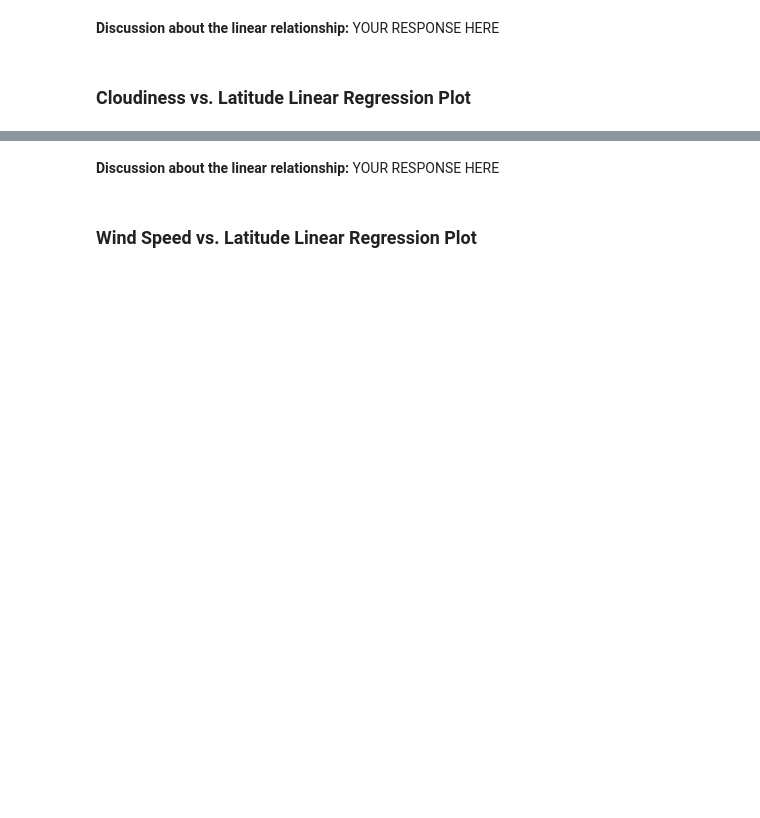
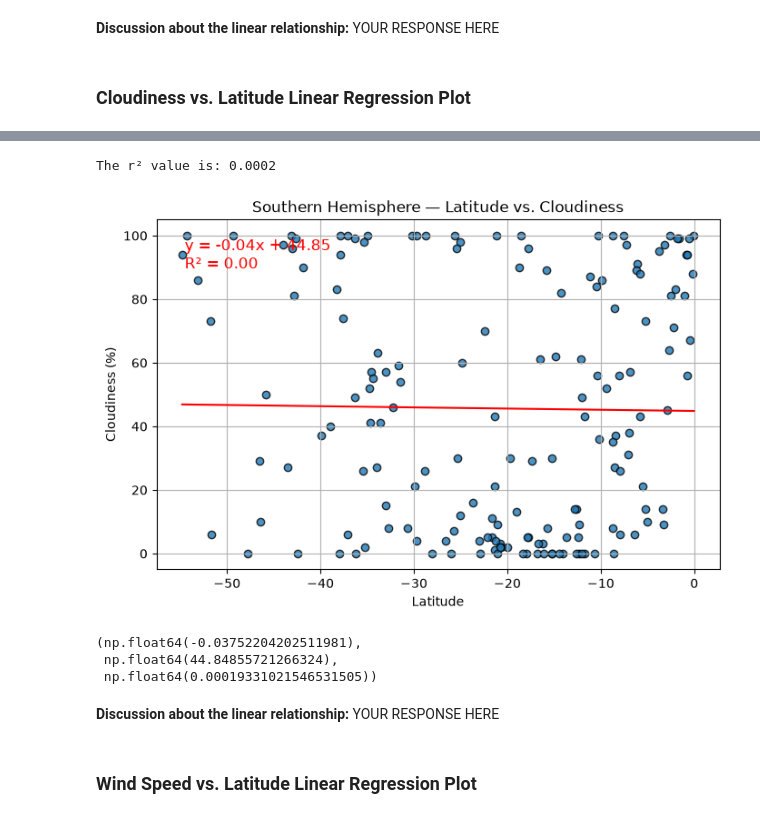
Before and after one commit to a1990alpalo/python-api-challenge-2023, a Jupyter notebook: WeatherPy.ipynb, the cells around one changed output, grey strips where cells are left out. Drawn from its saved outputs; the diff is of its cells as text; code cells hidden in the pictures; blank space fills up the shorter version.

```diff
--- a/WeatherPy.ipynb
+++ b/WeatherPy.ipynb
@@ -480,3 +472,20 @@ The r^2 value is: {r_value**2}
+# %%
+# Southern Hemisphere
+# Southern Hemisphere
+create_linear_regression_plot(
+    southern_hemi_df,
+    "Lat",
+    "Cloudiness",
+    "Southern Hemisphere — Latitude vs. Cloudiness",
+    "Cloudiness (%)",
+    "southern_cloudiness_regression.png",
+)
+# %% [output]
+The r² value is: 0.0002
+[figure, added]
+(np.float64(-0.03752204202511981),
+ np.float64(44.84855721266324),
+ np.float64(0.00019331021546531505))
 # %% [markdown]
 **Discussion about the linear relationship:** YOUR RESPONSE HERE
 # %% [markdown]
```
Also changed, not shown: parts of 11 cells of this notebook, 6 other files.
